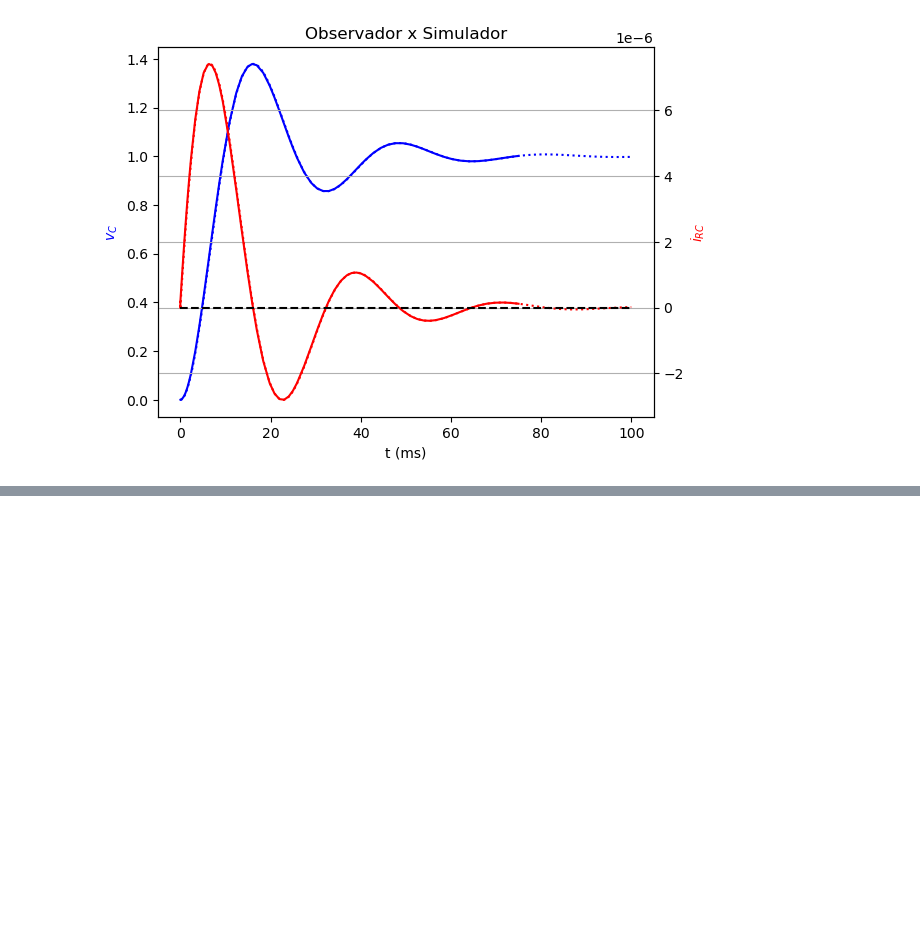
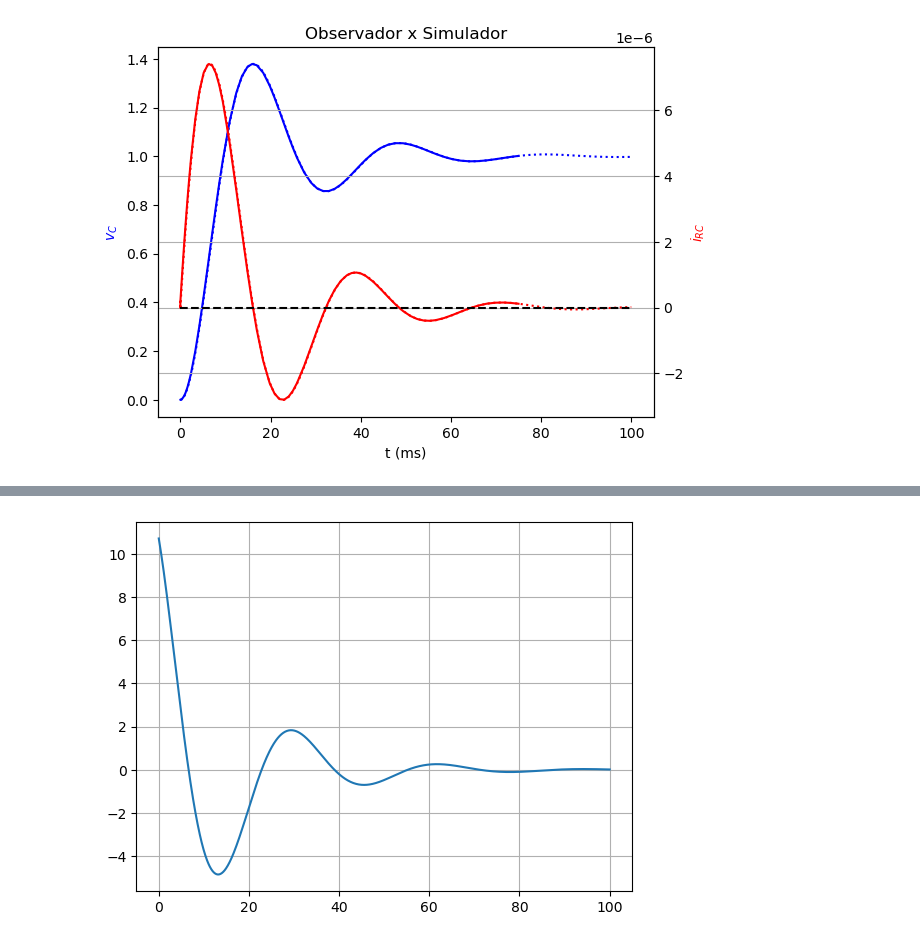
Before and after one commit to Emanuel600/Misc, a Jupyter notebook: Simul_Controle/State_Space_P1.ipynb, the cells around one changed output, grey strips where cells are left out. Cells and saved outputs as stored; diff of their text form; code cells hidden in the pictures; blank space fills up the shorter version.

```diff
--- a/Simul_Controle/State_Space_P1.ipynb
+++ b/Simul_Controle/State_Space_P1.ipynb
@@ -374,0 +388,10 @@ plt.show()
+# %%
+dξ = 1-y
+ξ  = np.trapz(dξ, t)
+u  = Ki*ξ - (K[0]*irc + K[1]*Vrc)
+
+plt.plot(t*1e3, u)
+plt.grid()
+plt.show()
+# %% [output]
+[figure, added]
```
Also changed, not shown: parts of 1 cell of this notebook.
